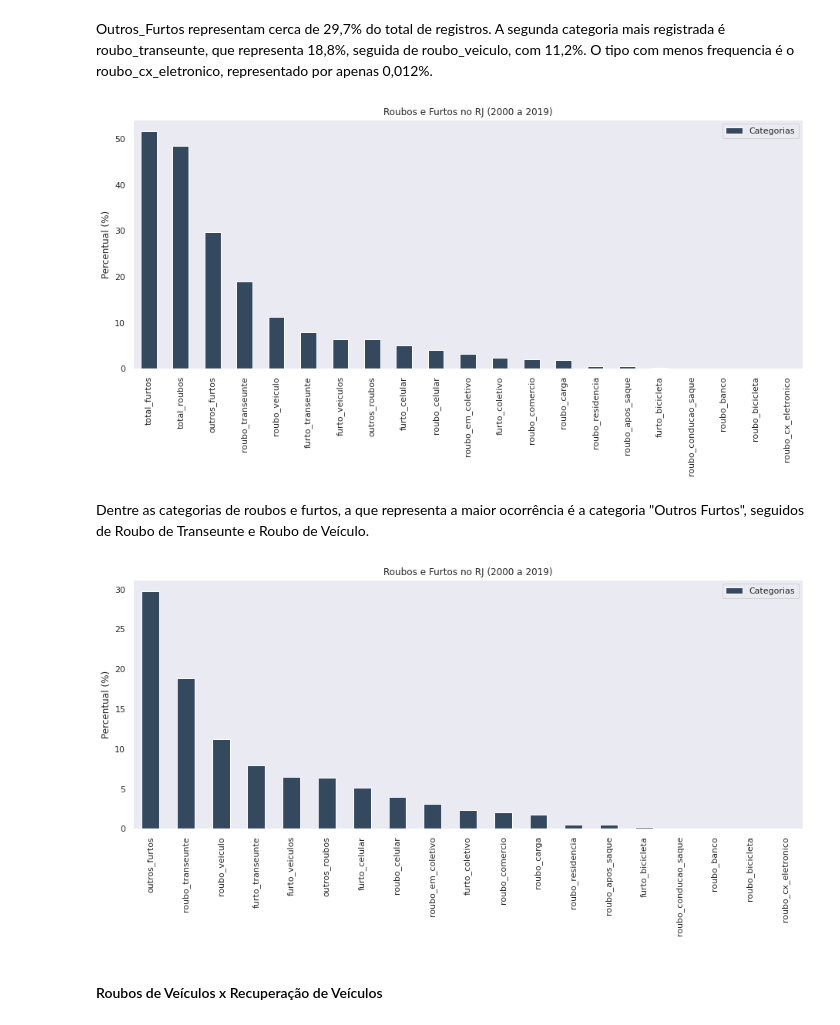
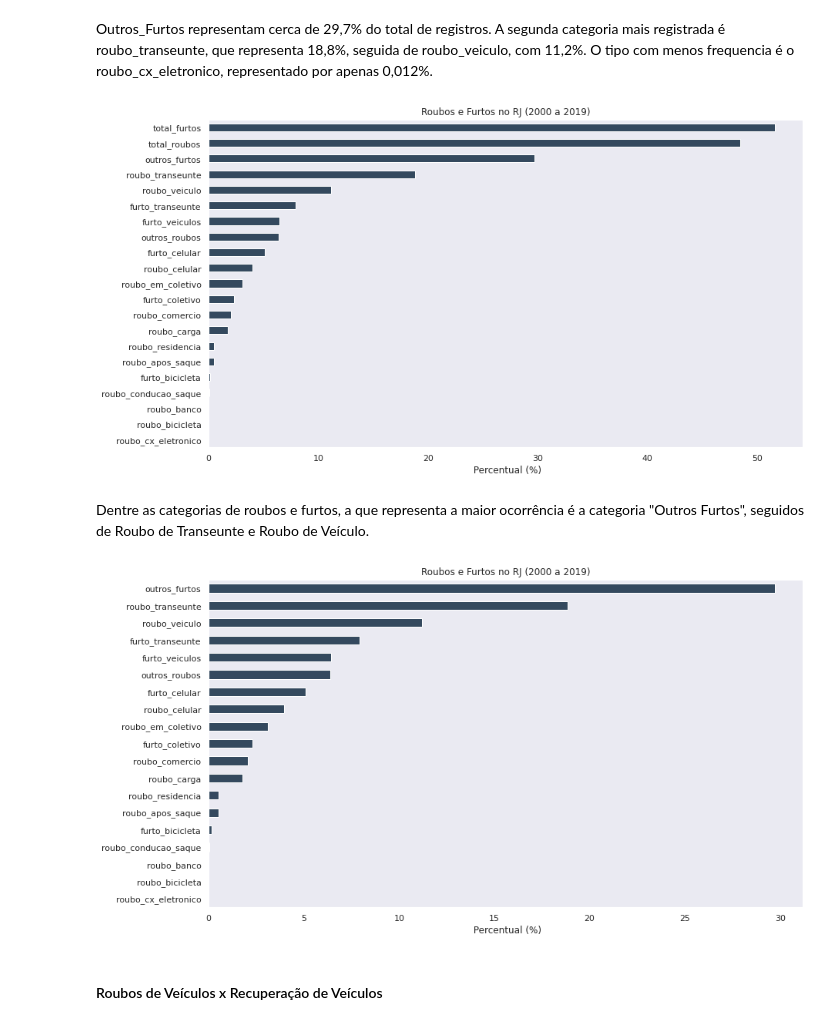
Before and after one commit to rafamarquesrmb/data_science, a Jupyter notebook: projeto02_analise_de_dados_violencia_rio_de_janeiro/analisedados_violencia_riodejaneiro_2000a2019.ipynb, the cells around one changed output. Cells and saved outputs as stored; diff of their text form; code cells hidden in the pictures.

```diff
--- a/projeto02_analise_de_dados_violencia_rio_de_janeiro/analisedados_violencia_riodejaneiro_2000a2019.ipynb
+++ b/projeto02_analise_de_dados_violencia_rio_de_janeiro/analisedados_violencia_riodejaneiro_2000a2019.ipynb
@@ -859,20 +870,22 @@ dtype: float64
 Outros_Furtos representam cerca de 29,7% do total de registros. A segunda categoria mais registrada é roubo_transeunte, que representa 18,8%, seguida de roubo_veiculo, com 11,2%. O tipo com menos frequencia é o roubo_cx_eletronico, representado por apenas 0,012%.
 # %%
 fig = plt.figure(figsize=(13,7))
-((df_rouboefurto.sum()/roubos_e_furtos)*100).sort_values(ascending = False).plot(color="#34495e",kind='bar',legend=True, label = "Categorias", ylabel = "Percentual (%)", title="Roubos e Furtos no RJ (2000 a 2019)")
+((df_rouboefurto.sum()/roubos_e_furtos)*100).sort_values(ascending = True).plot(color="#34495e",kind='barh',legend=False, title="Roubos e Furtos no RJ (2000 a 2019)")
+plt.xlabel(" Percentual (%)")
 plt.grid(False)
 plt.tight_layout()
 # %% [output]
-[figure, old version]
+[figure, new version]
 # %% [markdown]
 Dentre as categorias de roubos e furtos, a que representa a maior ocorrência é a categoria "Outros Furtos", seguidos de Roubo de Transeunte e Roubo de Veículo.
 # %%
 fig = plt.figure(figsize=(13,7))
-((df_rouboefurto.sum()/roubos_e_furtos)*100).drop(["total_furtos","total_roubos"]).sort_values(ascending = False).plot(color="#34495e",kind='bar',legend=True, label = "Categorias", ylabel = "Percentual (%)", title="Roubos e Furtos no RJ (2000 a 2019)")
+((df_rouboefurto.sum()/roubos_e_furtos)*100).drop(["total_furtos","total_roubos"]).sort_values(ascending = True).plot(color="#34495e",kind='barh',legend=False, title="Roubos e Furtos no RJ (2000 a 2019)")
+plt.xlabel(" Percentual (%)")
 plt.grid(False)
 plt.tight_layout()
 # %% [output]
-[figure, old version]
+[figure, new version]
 # %% [markdown]
 #### Roubos de Veículos x Recuperação de Veículos
 # %% [markdown]
```
Also changed, not shown: parts of 14 cells of this notebook.
